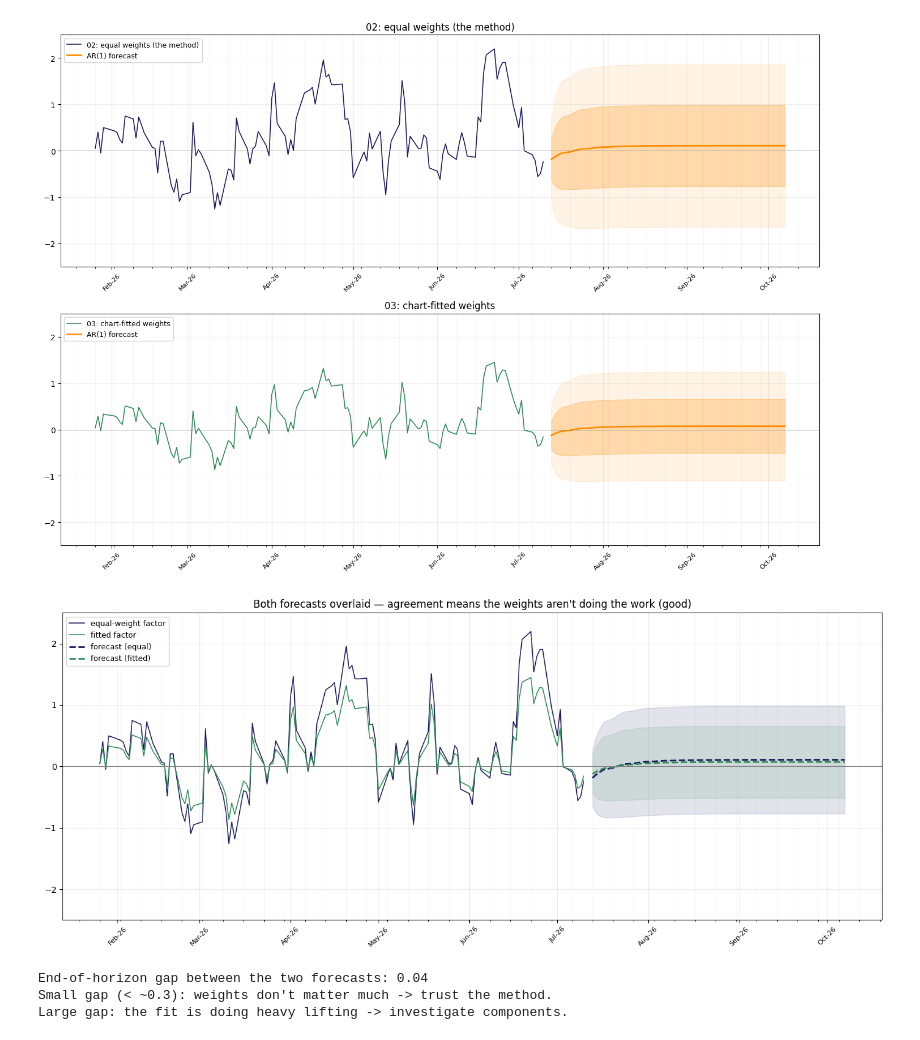
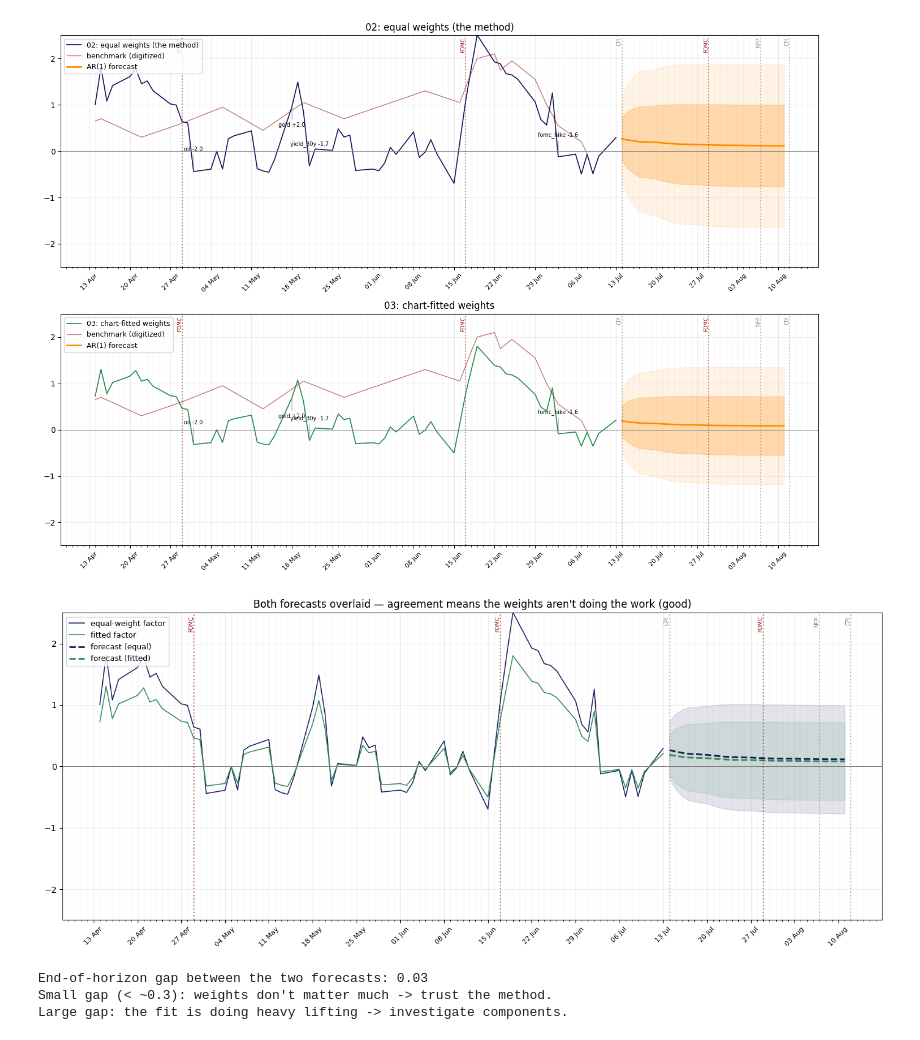
Before and after one commit to alexbrownian/Incoherence_Watch, a Jupyter notebook: inflation_credibility_factor_CSEC/03_fit_chart_and_compare.ipynb, the cells around one changed output. Cells and saved outputs as stored; diff of their text form; code cells hidden in the pictures.

```diff
--- a/inflation_credibility_factor_CSEC/03_fit_chart_and_compare.ipynb
+++ b/inflation_credibility_factor_CSEC/03_fit_chart_and_compare.ipynb
@@ -131,12 +168,14 @@ ax.plot(factor_eq.index, factor_eq.values, color="#1a1a5e", linewidth=1.0,
         alpha=0.8, label=f"equal weights (corr {corr_eq:+.2f})")
 ax.plot(factor_fit.index, factor_fit.values, color="seagreen", linewidth=1.1,
         label=f"fitted weights (corr {corr_ft:+.2f})")
-ax.plot(benchmark.index, benchmark.values, color="darkred", linewidth=1.0,
-        alpha=0.6, label="benchmark (digitized)")
+if SHOW_BENCHMARK:
+    ax.plot(benchmark.index, benchmark.values, color="darkred",
+            linewidth=1.0, alpha=0.6, label="benchmark (digitized)")
 ax.axhline(0, color="grey", linewidth=0.7)
 ax.set_ylim(-2.5, 2.5)
-fl.format_time_axis(ax)
-ax.set_title("Equal-weight vs chart-fitted factor vs benchmark")
+fl.format_time_axis(ax)  # monthly ticks: this one shows full history
+ax.set_title("Equal-weight vs chart-fitted factor"
+             + (" vs benchmark" if SHOW_BENCHMARK else ""))
 ax.legend(loc="upper left", fontsize=9)
 plt.tight_layout()
 plt.savefig("factor_fitted_vs_equal.png", dpi=120)
@@ -164,14 +201,12 @@ def ar1_forecast(series, horizon):
     return future_dates, np.array(path), np.array(spread), info
 
 
-HORIZON = 63
 fdates_ft, path_ft, spread_ft, info_ft = ar1_forecast(factor_fit, HORIZON)
 
 pd.DataFrame({"date": fdates_ft, "path": path_ft, "spread": spread_ft}) \
   .to_csv("forecast_fitted.csv", index=False)
 
 print(f"Fitted factor today : {factor_fit.iloc[-1]:+.2f}")
-print(f"Forecast in {HORIZON}d    : {path_ft[-1]:+.2f} "
-      f"(half-life {info_ft['half_life']:.1f}d, "
-      f"mean {info_ft['long_run_mean']:+.2f})")
+print(f"Forecast in {HORIZON}d   : {path_ft[-1]:+.2f} "
+      f"(half-life {info_ft['half_life']:.1f}d, mean {info_ft['long_run_mean']:+.2f})")
 # %% [output]
@@ -190,38 +223,45 @@ equal-weight version and fix whichever component the fit flagged.
 # %%
-fdates_eq = fc_eq["date"]
-path_eq, spread_eq = fc_eq["path"].values, fc_eq["spread"].values
+n_eq = min(HORIZON, len(fc_eq))
+fdates_eq = fc_eq["date"].iloc[:n_eq]
+path_eq = fc_eq["path"].values[:n_eq]
+spread_eq = fc_eq["spread"].values[:n_eq]
 
-recent_eq = factor_eq.iloc[-120:]
-recent_ft = factor_fit.iloc[-120:]
+hist_eq = factor_eq[factor_eq.index >= plot_start]
+hist_ft = factor_fit[factor_fit.index >= plot_start]
 
 fig, axes = plt.subplots(2, 1, figsize=(14, 10))
 
 for ax, hist, fd, p, s, color, name in [
-    (axes[0], recent_eq, fdates_eq, path_eq, spread_eq, "#1a1a5e",
+    (axes[0], hist_eq, fdates_eq, path_eq, spread_eq, "#1a1a5e",
      "02: equal weights (the method)"),
-    (axes[1], recent_ft, fdates_ft, path_ft, spread_ft, "seagreen",
+    (axes[1], hist_ft, fdates_ft, path_ft, spread_ft, "seagreen",
      "03: chart-fitted weights"),
 ]:
-    ax.plot(hist.index, hist.values, color=color, linewidth=1.2, label=name)
+    ax.plot(hist.index, hist.values, color=color, linewidth=1.3, label=name)
+    if SHOW_BENCHMARK:
+        b_win = benchmark[benchmark.index >= plot_start]
+        ax.plot(b_win.index, b_win.values, color="darkred", linewidth=1.0,
+                alpha=0.55, label="benchmark (digitized)")
     ax.plot(fd, p, color="darkorange", linewidth=2, label="AR(1) forecast")
     ax.fill_between(fd, p - s, p + s, color="darkorange", alpha=0.25)
     ax.fill_between(fd, p - 2 * s, p + 2 * s, color="darkorange", alpha=0.10)
     ax.axhline(0, color="grey", linewidth=0.7)
     ax.set_ylim(-2.5, 2.5)
-    fl.format_time_axis(ax)
+    fl.format_time_axis(ax, freq="week")
+    annotate(ax, hist)
     ax.set_title(name)
     ax.legend(loc="upper left", fontsize=9)
 
 plt.tight_layout()
 plt.savefig("forecast_side_by_side.png", dpi=120)
 plt.show()
 # %% [output]
-[figure, old version]
+[figure, new version]
 # %%
 fig, ax = plt.subplots(figsize=(14, 6))
-ax.plot(recent_eq.index, recent_eq.values, color="#1a1a5e", linewidth=1.1,
+ax.plot(hist_eq.index, hist_eq.values, color="#1a1a5e", linewidth=1.1,
         label="equal-weight factor")
-ax.plot(recent_ft.index, recent_ft.values, color="seagreen", linewidth=1.1,
+ax.plot(hist_ft.index, hist_ft.values, color="seagreen", linewidth=1.1,
         label="fitted factor")
 ax.plot(fdates_eq, path_eq, color="#1a1a5e", linewidth=2, linestyle="--",
         label="forecast (equal)")
@@ -233,7 +273,8 @@ ax.fill_between(fdates_ft, path_ft - spread_ft, path_ft + spread_ft,
                 color="seagreen", alpha=0.12)
 ax.axhline(0, color="grey", linewidth=0.7)
 ax.set_ylim(-2.5, 2.5)
-fl.format_time_axis(ax)
+fl.format_time_axis(ax, freq="week")
+annotate(ax)
 ax.set_title("Both forecasts overlaid — agreement means the weights "
              "aren't doing the work (good)")
 ax.legend(loc="upper left", fontsize=9)
@@ -246,7 +287,7 @@ print(f"End-of-horizon gap between the two forecasts: {gap:.2f}")
 print("Small gap (< ~0.3): weights don't matter much -> trust the method.")
 print("Large gap: the fit is doing heavy lifting -> investigate components.")
 # %% [output]
-[figure, old version]
+[figure, new version]
-End-of-horizon gap between the two forecasts: 0.04
+End-of-horizon gap between the two forecasts: 0.03
 Small gap (< ~0.3): weights don't matter much -> trust the method.
 Large gap: the fit is doing heavy lifting -> investigate components.
```
Also changed, not shown: parts of 12 cells of this notebook, 9 other files.
